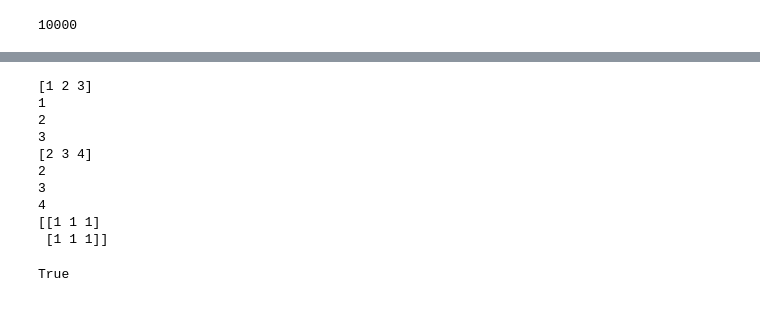
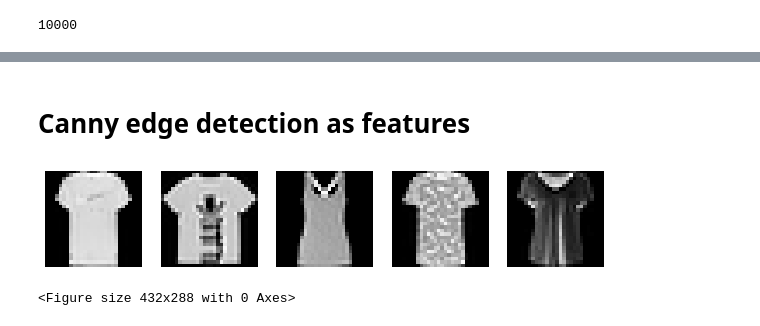
Before and after one commit to not-nam-or-am-i/Fashion-MNIST-SVM, a Jupyter notebook: FashionMNIST-SVM.ipynb, the cells around one changed output, grey strips where cells are left out. Drawn from its saved outputs; the diff is of its cells as text; code cells hidden in the pictures.

```diff
--- a/FashionMNIST-SVM.ipynb
+++ b/FashionMNIST-SVM.ipynb
@@ -132,23 +134,2 @@ array([[1, 2, 3],
-# %%
-for i, row in enumerate(a):
-    print(row)
-    for j, ele in enumerate(row):
-        print(ele)
-        a[i, j] = 1
-
-print(a)
-# %% [output]
-[1 2 3]
-1
-2
-3
-[2 3 4]
-2
-3
-4
-[[1 1 1]
- [1 1 1]]
-# %%
-1 in a
-# %% [output]
-True
+# %% [markdown]
+# Canny edge detection as features
@@ -154,0 +145,6 @@ True
+# %%
+x_train = train_data[:, 1:]
+y_train = train_data[:, 0]
+
+x_test = test_data[:, 1:]
+y_test = test_data[:, 0]
@@ -154,0 +154,18 @@ True
+# %%
+cls=0
+obj = np.where(y_train==cls)
+
+fig = plt.figure(figsize=(10,5))
+columns = 5
+rows = 1
+for i in range(1, columns*rows + 1):
+    img = x_train[obj[0][i]].reshape((28, 28))
+    fig.add_subplot(rows, columns, i)
+    plt.imshow(img, cmap='gray')
+    plt.axis('off')
+
+plt.show()
+plt.savefig('original.png')
+# %% [output]
+[figure, added]
+<Figure size 432x288 with 0 Axes>
```
Also changed, not shown: parts of 13 cells of this notebook.
